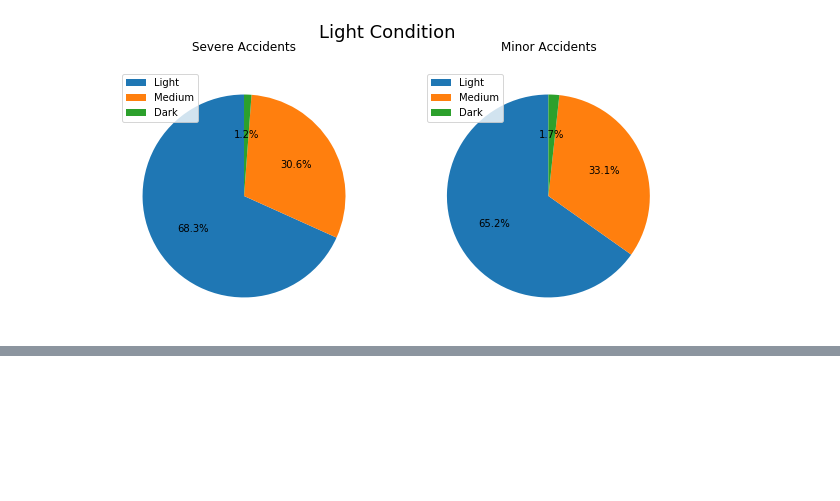
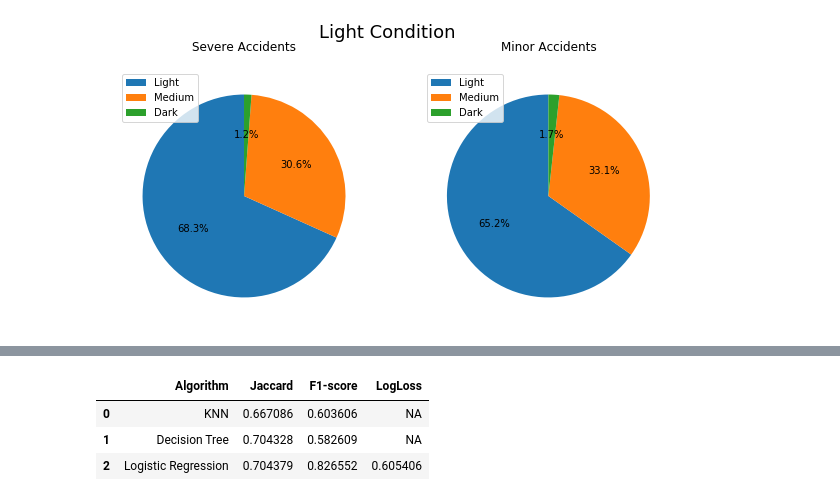
Before and after one commit to aloewke53/Coursera_Capstone, a Jupyter notebook: Car Accident Severity Capstone.ipynb, the cells around one changed output, grey strips where cells are left out. Cells and saved outputs as stored; diff of their text form; code cells hidden in the pictures; blank space fills up the shorter version.

```diff
--- a/Car Accident Severity Capstone.ipynb
+++ b/Car Accident Severity Capstone.ipynb
@@ -237,0 +294,4 @@ Text(0.5, 0.98, 'Light Condition')
+# %%
+# K Nearest Neighbor Evaluation
+knn_jacc = jaccard_similarity_score(y_test, yhat)
+knn_f1score = f1_score(y_test, yhat, average='weighted', labels=np.unique(yhat))
@@ -237,0 +323,19 @@ Text(0.5, 0.98, 'Light Condition')
+# %%
+# Decision Tree Evaluation
+DT_jacc = jaccard_similarity_score(y_test, yhat_decisiontree)
+DT_f1score = f1_score(y_test, yhat_decisiontree, average='weighted', labels=np.unique(yhat_decisiontree))
+# %%
+# Create a LogisticRegression
+LR = LogisticRegression(C=0.01, solver='liblinear')
+
+# Train on training set
+LR.fit(X_train,y_train)
+
+# Predict on test set
+yhat_logreg = LR.predict(X_test)
+
+# print accuracy score
+print("Logistic Regressions's Accuracy: ", metrics.accuracy_score(y_test, yhat_logreg))
+
+# print claassification repot
+print(classification_report(y_test, yhat_logreg))
@@ -237,0 +352,17 @@ Text(0.5, 0.98, 'Light Condition')
+# %%
+# Logistic Regression Evaluation
+logreg_jacc = jaccard_similarity_score(y_test, yhat_logreg)
+logreg_f1score = f1_score(y_test, yhat_logreg,average='weighted', labels=np.unique(yhat_logreg))
+logreg_yhat_prob = LR.predict_proba(X_test)
+logreg_logloss = log_loss(y_test, logreg_yhat_prob)
+# %%
+# Final Evaluation
+column_names = ["Algorithm", "Jaccard", "F1-score", "LogLoss"]
+report_data = [["KNN", knn_jacc, knn_f1score, "NA"], ["Decision Tree", DT_jacc, DT_f1score, "NA"], ["Logistic Regression", logreg_jacc, logreg_f1score, logreg_logloss]]
+df_report = pd.DataFrame(report_data,columns = column_names)
+df_report
+# %% [output]
+|  | Algorithm | Jaccard | F1-score | LogLoss |
+| 0 | KNN | 0.667086 | 0.603606 | NA |
+| 1 | Decision Tree | 0.704328 | 0.582609 | NA |
+| 2 | Logistic Regression | 0.704379 | 0.826552 | 0.605406 |
```
Also changed, not shown: parts of 9 cells of this notebook.
